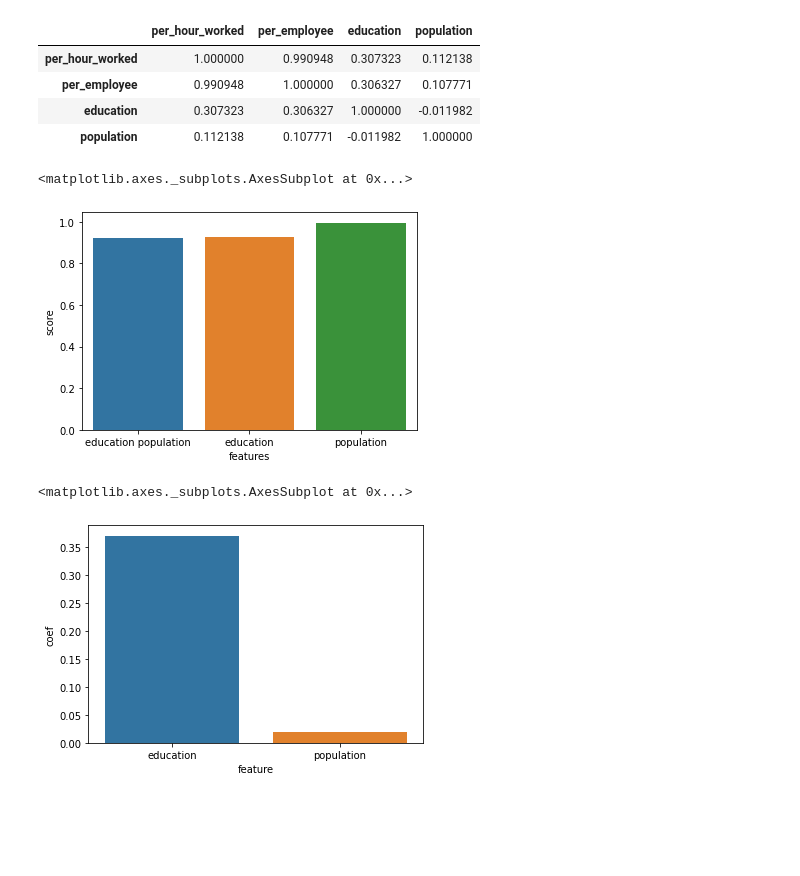
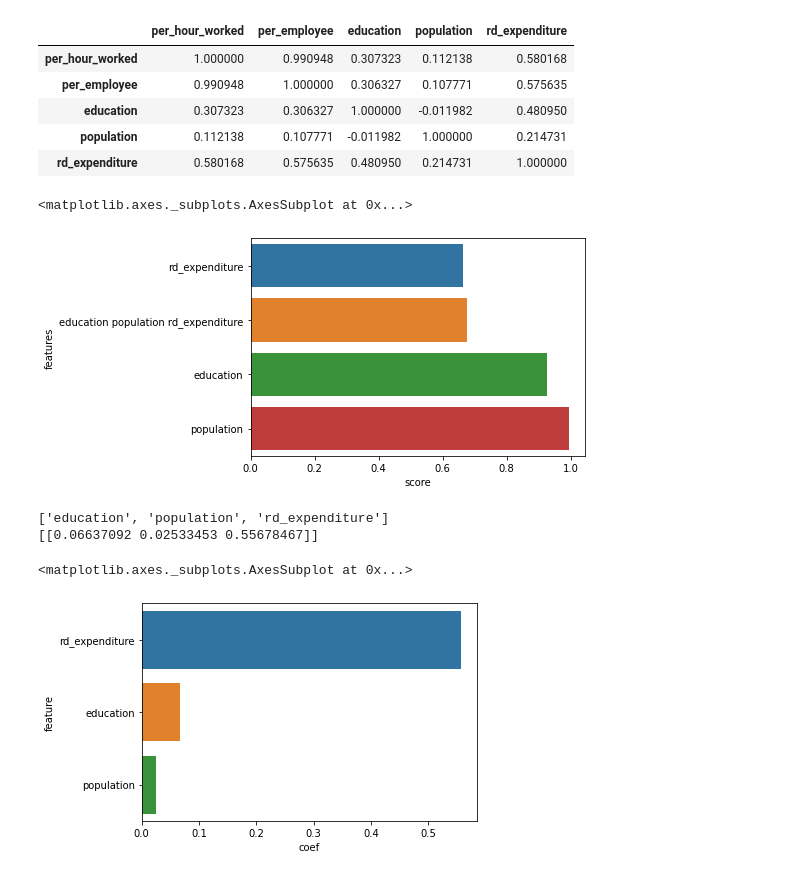
Before and after one commit to ADS-Group-15/eu-productivity-modeling, a Jupyter notebook: notebooks/models.ipynb, the cells around one changed output. Cells and saved outputs as stored; diff of their text form; code cells hidden in the pictures; blank space fills up the shorter version.

Commit message:
Add a new data source

```diff
--- a/notebooks/models.ipynb
+++ b/notebooks/models.ipynb
@@ -20,58 +20,71 @@ df['per_hour_worked'] = scaler.fit_transform(df[['Compensation of employees per
 df['per_employee'] = scaler.fit_transform(df[['Compensation per employee (Euro)']])
 df['education'] = scaler.fit_transform(df[['education']])
 df['population'] = scaler.fit_transform(df[['population']])
-df[['per_hour_worked', 'per_employee', 'education', 'population']].corr()
+df['rd_expenditure'] = scaler.fit_transform(df[['rd_expenditure']])
+df[['per_hour_worked', 'per_employee', 'education', 'population', 'rd_expenditure']].corr()
 # %% [output]
-|  | per_hour_worked | per_employee | education | population |
-| per_hour_worked | 1.000000 | 0.990948 | 0.307323 | 0.112138 |
-| per_employee | 0.990948 | 1.000000 | 0.306327 | 0.107771 |
-| education | 0.307323 | 0.306327 | 1.000000 | -0.011982 |
-| population | 0.112138 | 0.107771 | -0.011982 | 1.000000 |
+|  | per_hour_worked | per_employee | education | population | rd_expenditure |
+| per_hour_worked | 1.000000 | 0.990948 | 0.307323 | 0.112138 | 0.580168 |
+| per_employee | 0.990948 | 1.000000 | 0.306327 | 0.107771 | 0.575635 |
+| education | 0.307323 | 0.306327 | 1.000000 | -0.011982 | 0.480950 |
+| population | 0.112138 | 0.107771 | -0.011982 | 1.000000 | 0.214731 |
+| rd_expenditure | 0.580168 | 0.575635 | 0.480950 | 0.214731 | 1.000000 |
 # %%
 from sklearn.linear_model import LinearRegression
 from sklearn.model_selection import KFold
 from sklearn.metrics import mean_squared_error
 
 def train(features):
     data = df.dropna()
     x = data[features]
     y = data[['per_hour_worked']]
     score_on_train = []
     score_on_test = []
     kfold = KFold(n_splits=2, shuffle=True, random_state=42)
     for train_index, test_index in kfold.split(x):
         x_train, x_test = x.iloc[train_index], x.iloc[test_index]
         y_train, y_test = y.iloc[train_index], y.iloc[test_index]
         model = LinearRegression()
         model.fit(x_train, y_train)
         score_on_train.append(mean_squared_error(y_train, model.predict(x_train)))
         score_on_test.append(mean_squared_error(y_test, model.predict(x_test)))
 
     return np.mean(score_on_test)
 
 features = [
     ['education'],
     ['population'],
-    ['education', 'population']
+    ['rd_expenditure'],
+    ['education', 'population', 'rd_expenditure']
 ]
 scores = [train(f) for f in features]
 result = pd.DataFrame({
     'features': [' '.join(f) for f in features],
     'score': scores
 }).sort_values(by='score')
-sns.barplot(data=result, x='features', y='score')
+sns.barplot(data=result, x='score', y='features')
 # %% [output]
 <matplotlib.axes._subplots.AxesSubplot at 0x...>
-[figure, old version]
+[figure, new version]
 # %%
+features = ['education', 'population', 'rd_expenditure']
+data = df.dropna()
+x = data[features]
+y = data[['per_hour_worked']]
+
 model = LinearRegression()
-model.fit(x_train, y_train)
+model.fit(x, y)
+
+print(features)
+print(model.coef_)
 
 result = pd.DataFrame({
     'feature': features,
     'coef': model.coef_[0]
-})
-sns.barplot(data=result, y='coef', x='feature')
+}).sort_values(by=['coef'], ascending=False)
+sns.barplot(data=result, y='feature', x='coef')
 # %% [output]
-<matplotlib.axes._subplots.AxesSubplot at 0x...>
+['education', 'population', 'rd_expenditure']
+[[0.06637092 0.02533453 0.55678467]]
+<matplotlib.axes._subplots.AxesSubplot at 0x...>
-[figure, old version]
+[figure, new version]
```
Also changed, not shown: parts of 1 cell of this notebook, 5 other files.
